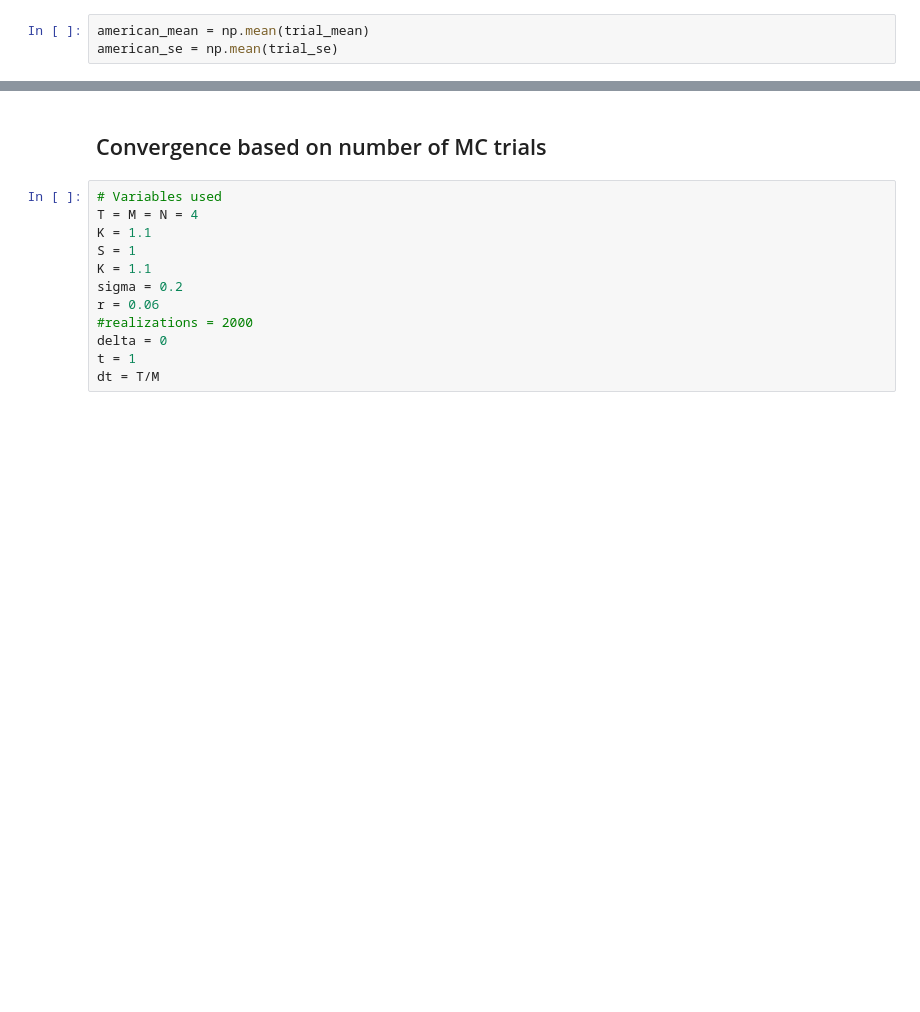
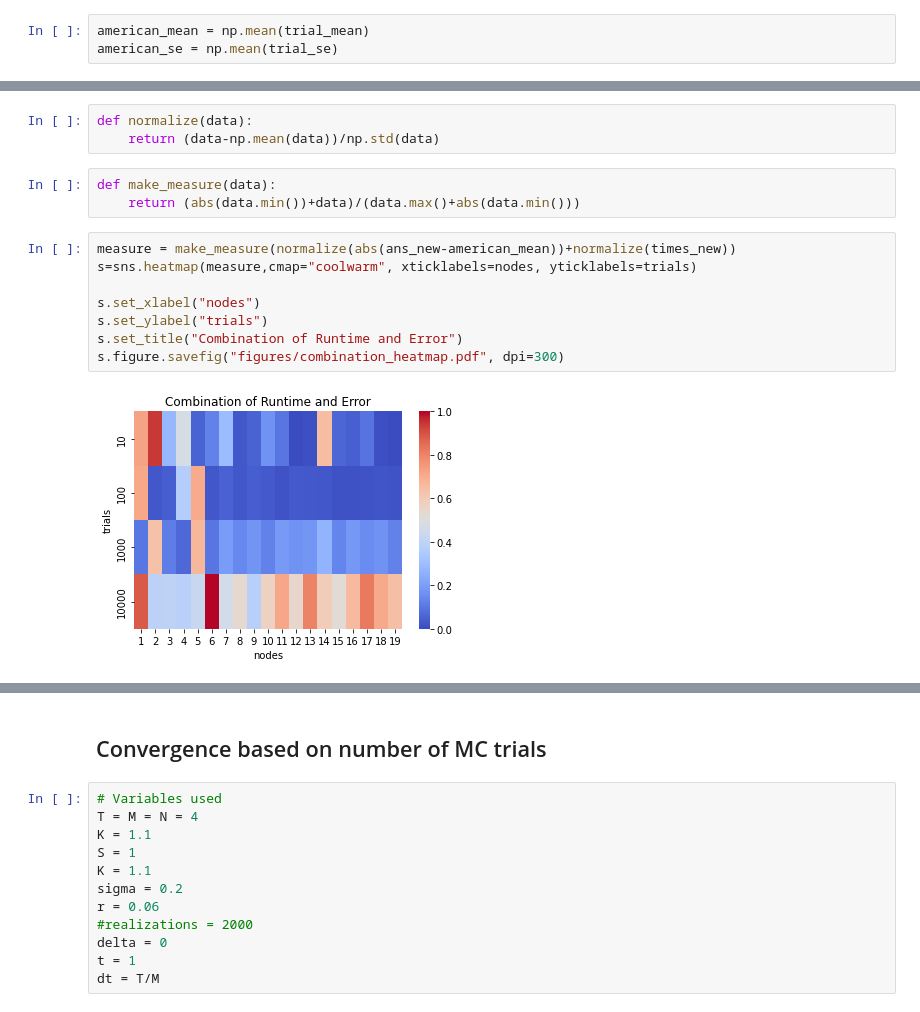
Before and after one commit to SByeUva/advance_computational_finance, a Jupyter notebook: NN-sensitivities.ipynb, the cells around one changed output, grey strips where cells are left out. Saved outputs shown, nothing was run; the diff lists cells and outputs as text; blank space fills up the shorter version.

```diff
--- a/NN-sensitivities.ipynb
+++ b/NN-sensitivities.ipynb
@@ -279,0 +337,16 @@ american_se = np.mean(trial_se)
+# %%
+def normalize(data):
+    return (data-np.mean(data))/np.std(data)
+# %%
+def make_measure(data):
+    return (abs(data.min())+data)/(data.max()+abs(data.min()))
+# %%
+measure = make_measure(normalize(abs(ans_new-american_mean))+normalize(times_new))
+s=sns.heatmap(measure,cmap="coolwarm", xticklabels=nodes, yticklabels=trials)
+
+s.set_xlabel("nodes")
+s.set_ylabel("trials")
+s.set_title("Combination of Runtime and Error")
+s.figure.savefig("figures/combination_heatmap.pdf", dpi=300)
+# %% [output]
+[figure, added]
```
Also changed, not shown: parts of 12 cells of this notebook, 8 other files.
